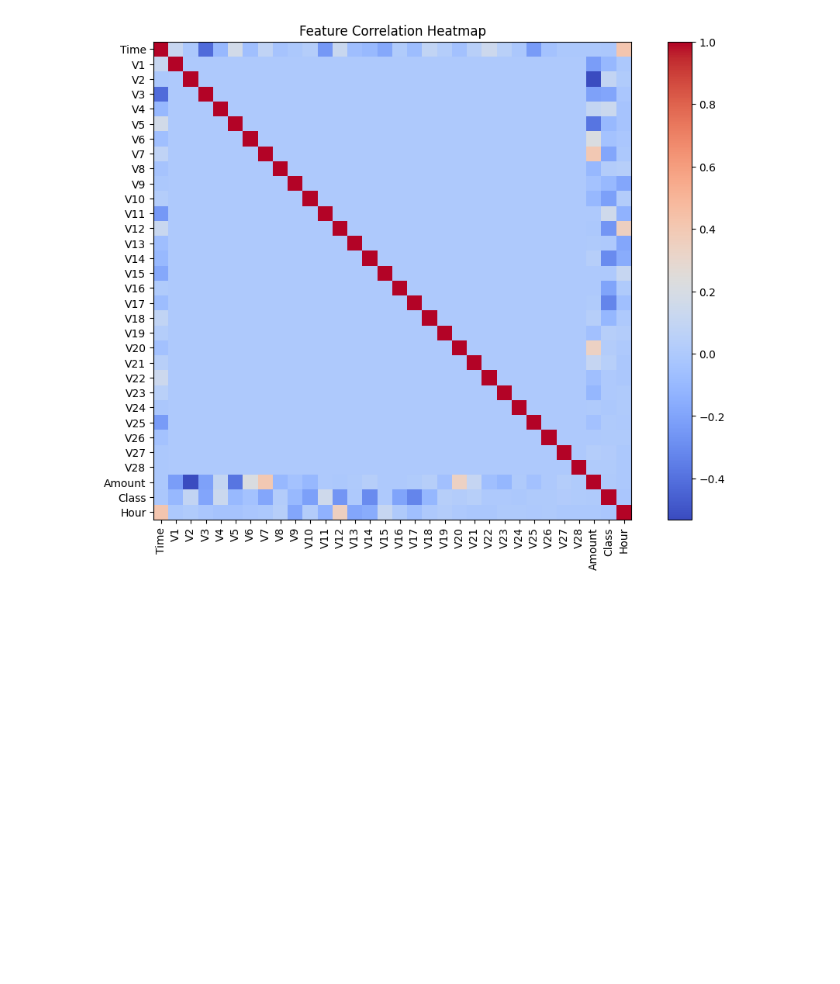
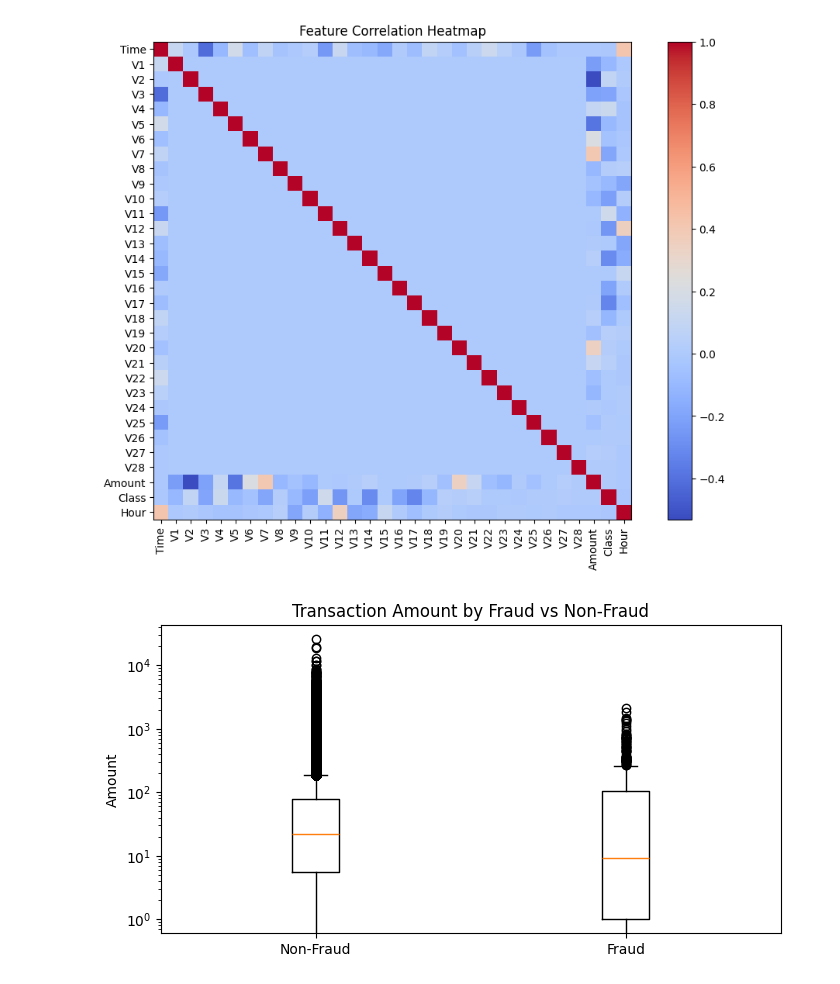
Before and after one commit to moonspark78/Credit-Card-Fraud-Detection-ML, a Jupyter notebook: analysis.ipynb, the cells around one changed output. Cells and saved outputs as stored; diff of their text form; code cells hidden in the pictures; blank space fills up the shorter version.

```diff
--- a/analysis.ipynb
+++ b/analysis.ipynb
@@ -145,3 +145,15 @@ plt.title('Feature Correlation Heatmap')
 plt.show()
 # %% [output]
 [figure]
+# %%
+# Fraud vs Non-Fraud Amount
+plt.figure(figsize=(8,4))
+amount_nonfraud = df[df['Class'] == 0]['Amount']
+amount_fraud = df[df['Class'] == 1]['Amount']
+plt.boxplot([amount_nonfraud, amount_fraud], labels=['Non-Fraud', 'Fraud'])
+plt.ylabel('Amount')
+plt.yscale('log')
+plt.title('Transaction Amount by Fraud vs Non-Fraud')
+plt.show()
+# %% [output]
+[figure, added]
```
Also changed, not shown: 1 other file.
